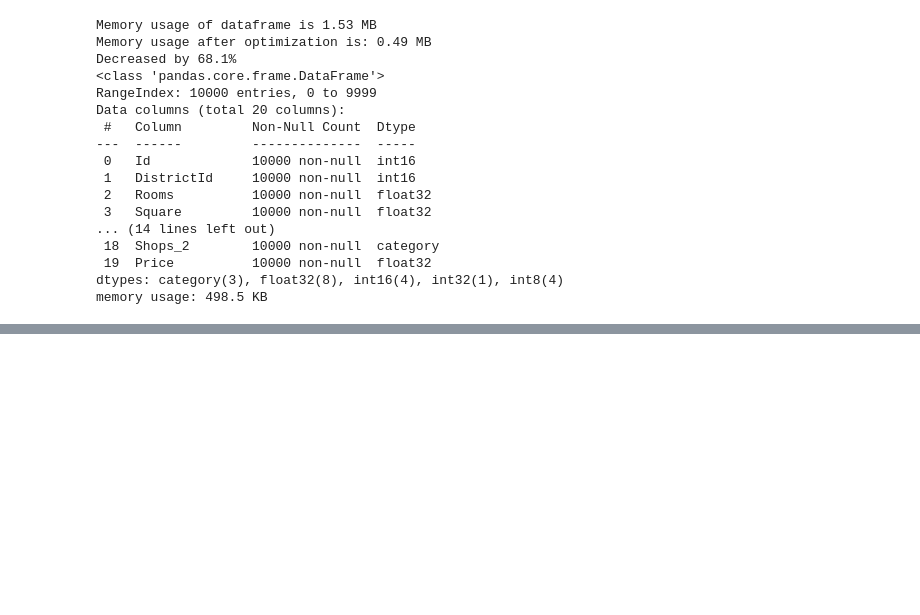
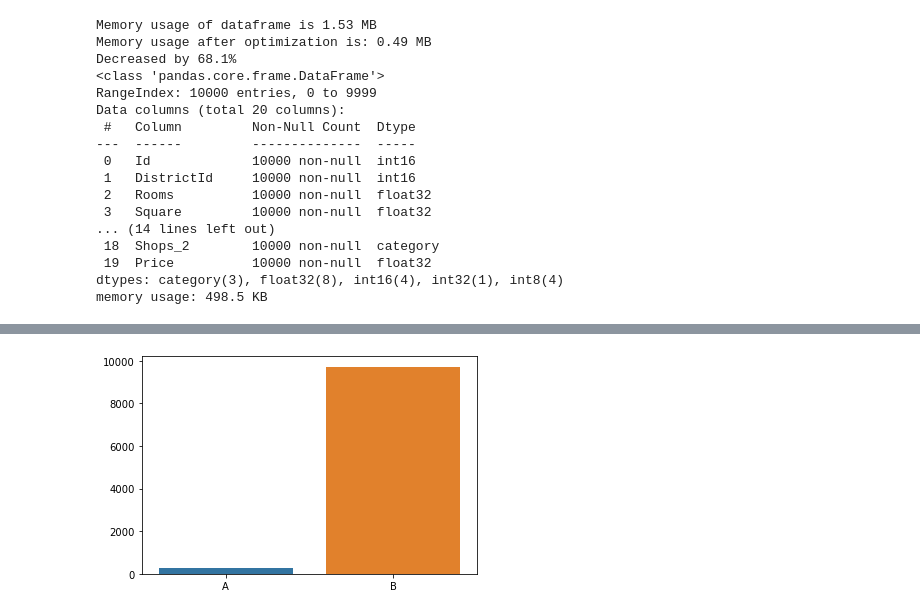
Before and after one commit to Anbionchik/Git_brain_lessons, a Jupyter notebook: Python_libs/Course Work/Course_Work_Khlopkov.ipynb, the cells around one changed output, grey strips where cells are left out. Saved outputs shown, nothing was run; the diff lists cells and outputs as text; code cells hidden in the pictures; blank space fills up the shorter version.

```diff
--- a/Python_libs/Course Work/Course_Work_Khlopkov.ipynb
+++ b/Python_libs/Course Work/Course_Work_Khlopkov.ipynb
@@ -122,0 +226,6 @@ data.describe()
+# %%
+eco3_counts = data['Ecology_3'].value_counts()
+sns.barplot(eco3_counts.index, eco3_counts.values)
+plt.show()
+# %% [output]
+[figure, added]
```
Also changed, not shown: parts of 28 cells of this notebook, 1 other file.
